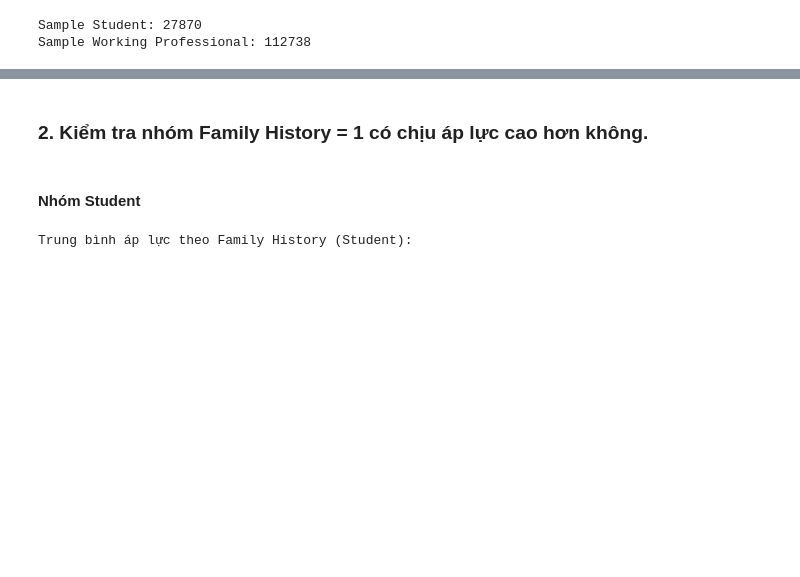
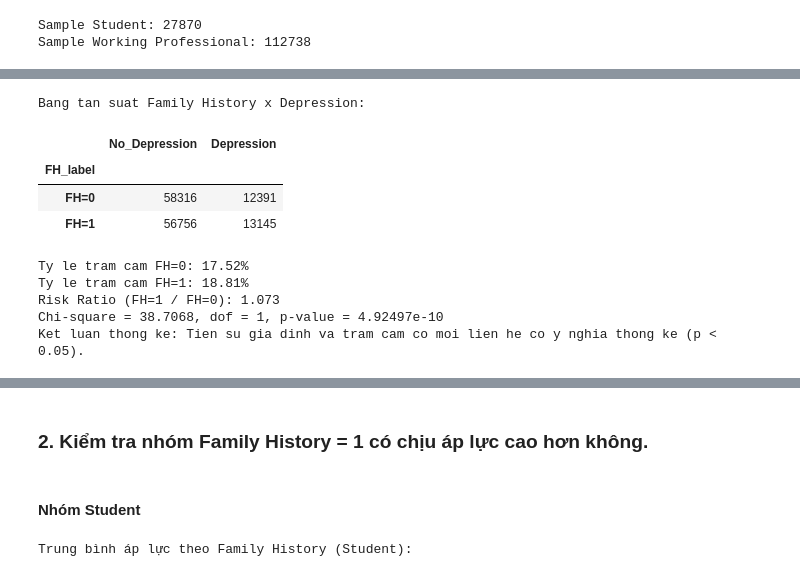
Before and after one commit to phamhuongtra/depression_analysis, a Jupyter notebook: question3.ipynb, the cells around one changed output, grey strips where cells are left out. Cells and saved outputs as stored; diff of their text form; code cells hidden in the pictures; blank space fills up the shorter version.

```diff
--- a/question3.ipynb
+++ b/question3.ipynb
@@ -40,0 +91,35 @@ Sample Working Professional: 112738
+# %%
+# Kiểm định Chi-square cho mối liên hệ giữa Family History và Depression
+from scipy.stats import chi2_contingency
+
+ct = pd.crosstab(q1_df['FH_label'], q1_df['Depression']).reindex(index=['FH=0', 'FH=1'], columns=[0, 1], fill_value=0)
+ct.columns = ['No_Depression', 'Depression']
+
+chi2, p_value, dof, expected = chi2_contingency(ct)
+
+rate_fh0 = ct.loc['FH=0', 'Depression'] / (ct.loc['FH=0', 'No_Depression'] + ct.loc['FH=0', 'Depression'])
+rate_fh1 = ct.loc['FH=1', 'Depression'] / (ct.loc['FH=1', 'No_Depression'] + ct.loc['FH=1', 'Depression'])
+risk_ratio_q1 = rate_fh1 / rate_fh0 if rate_fh0 > 0 else np.nan
+
+print('Bang tan suat Family History x Depression:')
+display(ct)
+print(f"Ty le tram cam FH=0: {rate_fh0*100:.2f}%")
+print(f"Ty le tram cam FH=1: {rate_fh1*100:.2f}%")
+print(f"Risk Ratio (FH=1 / FH=0): {risk_ratio_q1:.3f}")
+print(f"Chi-square = {chi2:.4f}, dof = {dof}, p-value = {p_value:.6g}")
+
+if p_value < 0.05:
+    print('Ket luan thong ke: Tien su gia dinh va tram cam co moi lien he co y nghia thong ke (p < 0.05).')
+else:
+    print('Ket luan thong ke: Chua du bang chung thong ke de khang dinh moi lien he (p >= 0.05).')
+# %% [output]
+Bang tan suat Family History x Depression:
+|  | No_Depression | Depression |
+| FH_label |  |  |
+| FH=0 | 58316 | 12391 |
+| FH=1 | 56756 | 13145 |
+Ty le tram cam FH=0: 17.52%
+Ty le tram cam FH=1: 18.81%
+Risk Ratio (FH=1 / FH=0): 1.073
+Chi-square = 38.7068, dof = 1, p-value = 4.92497e-10
+Ket luan thong ke: Tien su gia dinh va tram cam co moi lien he co y nghia thong ke (p < 0.05).
```
Also changed, not shown: parts of 11 cells of this notebook.
